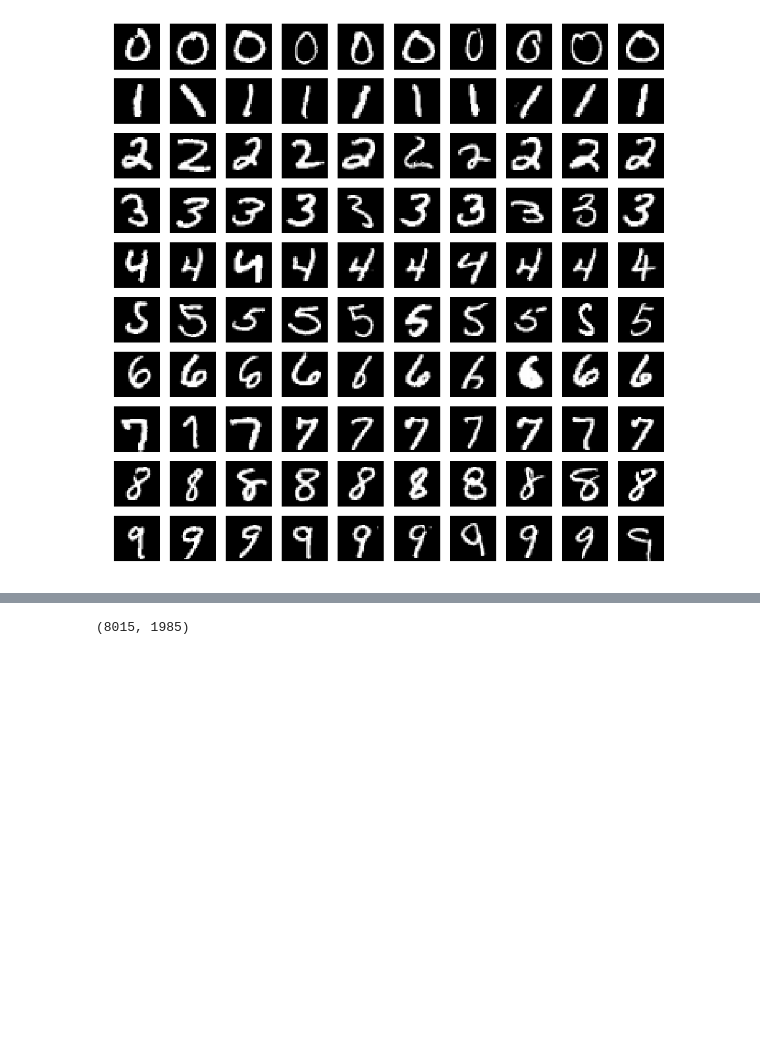
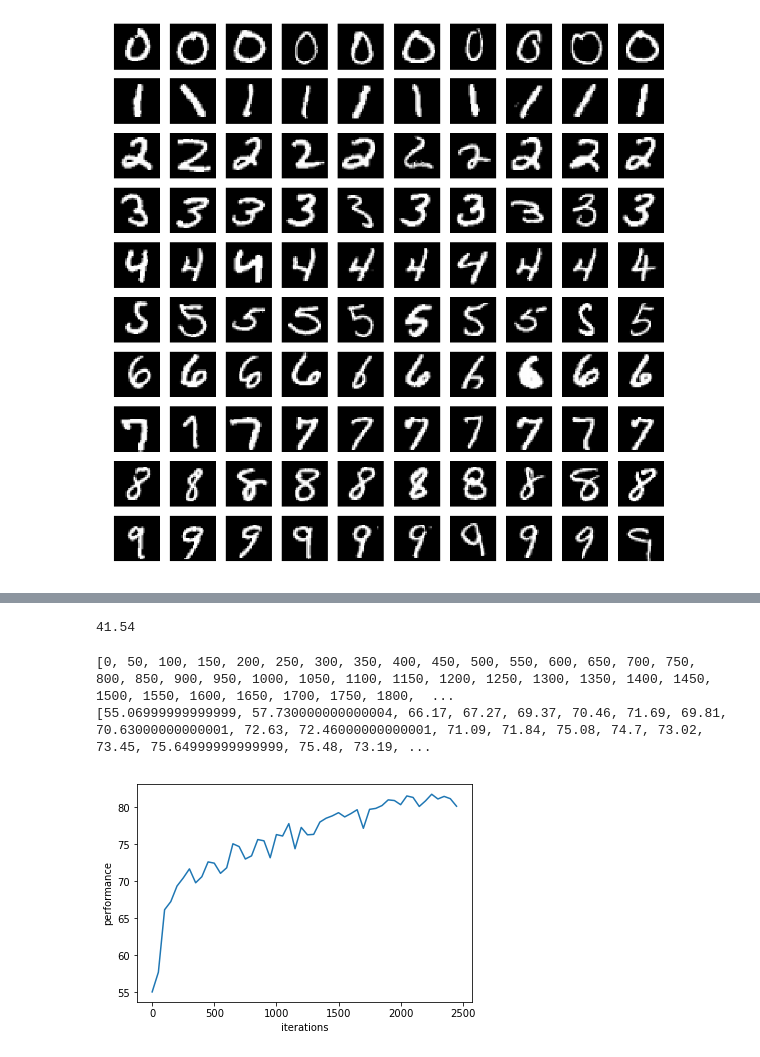
Before and after one commit to terracotaPie/CSC411A2, a Jupyter notebook: A2.ipynb, the cells around one changed output, grey strips where cells are left out. Saved outputs shown, nothing was run; the diff lists cells and outputs as text; code cells hidden in the pictures; blank space fills up the shorter version.

```diff
--- a/A2.ipynb
+++ b/A2.ipynb
@@ -118,2 +122,21 @@ def get_batch(offset):
+# %%
+#Load one example from the training set, and run it through the
+def test_image(x):
+    _,_, output = forward(x, W0, b0, W1, b1)
+    return argmax(output)
+
+def test_perf():
+    hit = miss = 0
+    for i in range(10):
+        for image in M["test" + str(i)]:
+            result = test_image(image.reshape(784,1))
+            if result == i:
+                hit+=1
+            else:
+                miss+=1
+    return (float(hit)/float(hit + miss) * 100)
+test_perf()
+# %% [output]
+41.54
 # %%
 # Do gradient descent
@@ -148,15 +171,14 @@ def test_image(x):
-# %%
-def test():
-    hit = 0
-    miss = 0
-    for i in range(10):
-        for image in M["test" + str(i)]:
-            result = test_image(image.reshape(784,1))
-            if result == i:
-                hit+=1
-            else:
-                miss+=1
-    print(hit,miss)
-test()
-# %% [output]
-(8015, 1985)
+# %%
+print(plot_iters)
+print(plot_performance)
+
+plt.figure()
+plt.plot(plot_iters,plot_performance)
+plt.ylabel('performance')
+plt.xlabel('iterations')
+# plt.show()
+plt.savefig("images/performance.png")
+# %% [output]
+[0, 50, 100, 150, 200, 250, 300, 350, 400, 450, 500, 550, 600, 650, 700, 750, 800, 850, 900, 950, 1000, 1050, 1100, 1150, 1200, 1250, 1300, 1350, 1400, 1450, 1500, 1550, 1600, 1650, 1700, 1750, 1800,  ...
+[55.06999999999999, 57.730000000000004, 66.17, 67.27, 69.37, 70.46, 71.69, 69.81, 70.63000000000001, 72.63, 72.46000000000001, 71.09, 71.84, 75.08, 74.7, 73.02, 73.45, 75.64999999999999, 75.48, 73.19, ...
+[figure, added]
```
Also changed, not shown: parts of 10 cells of this notebook, 3 other files.
